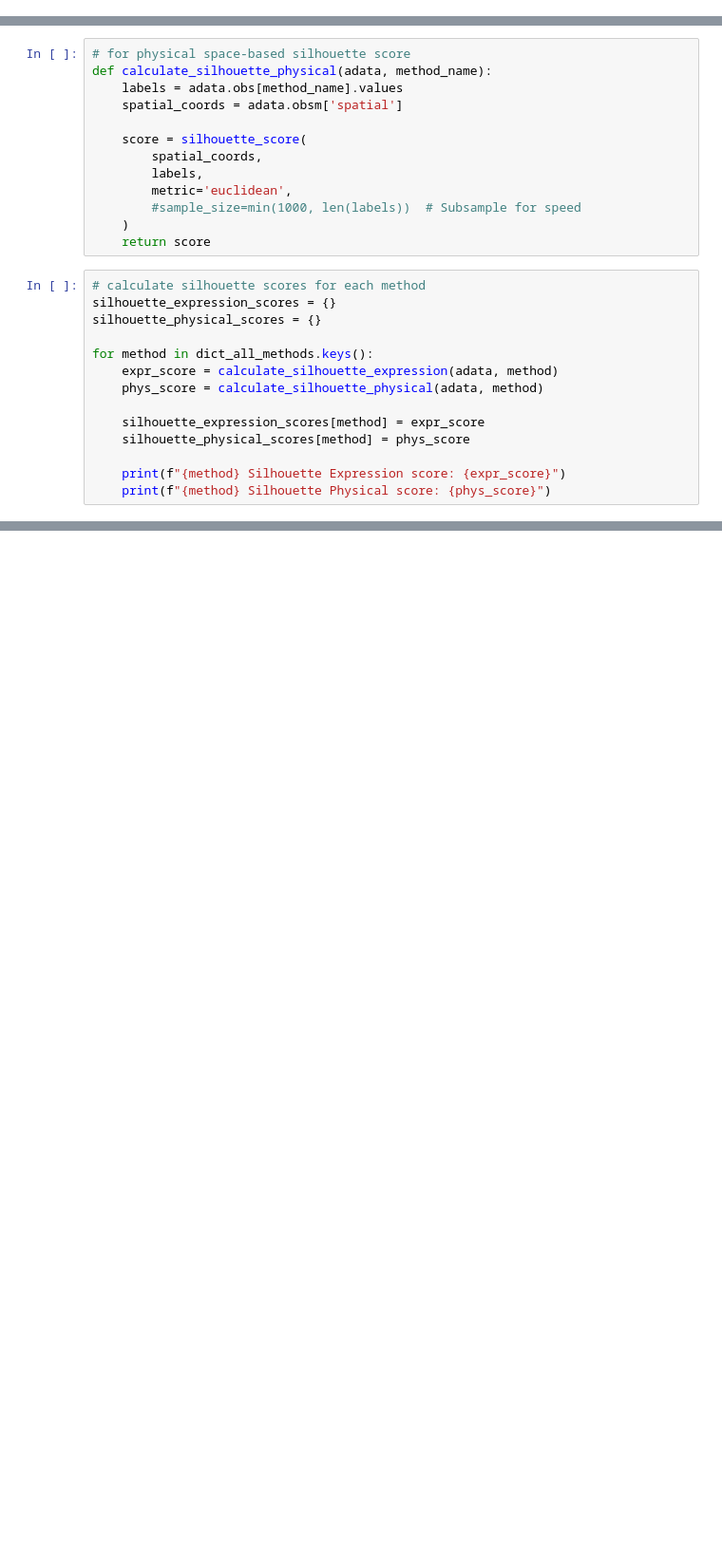
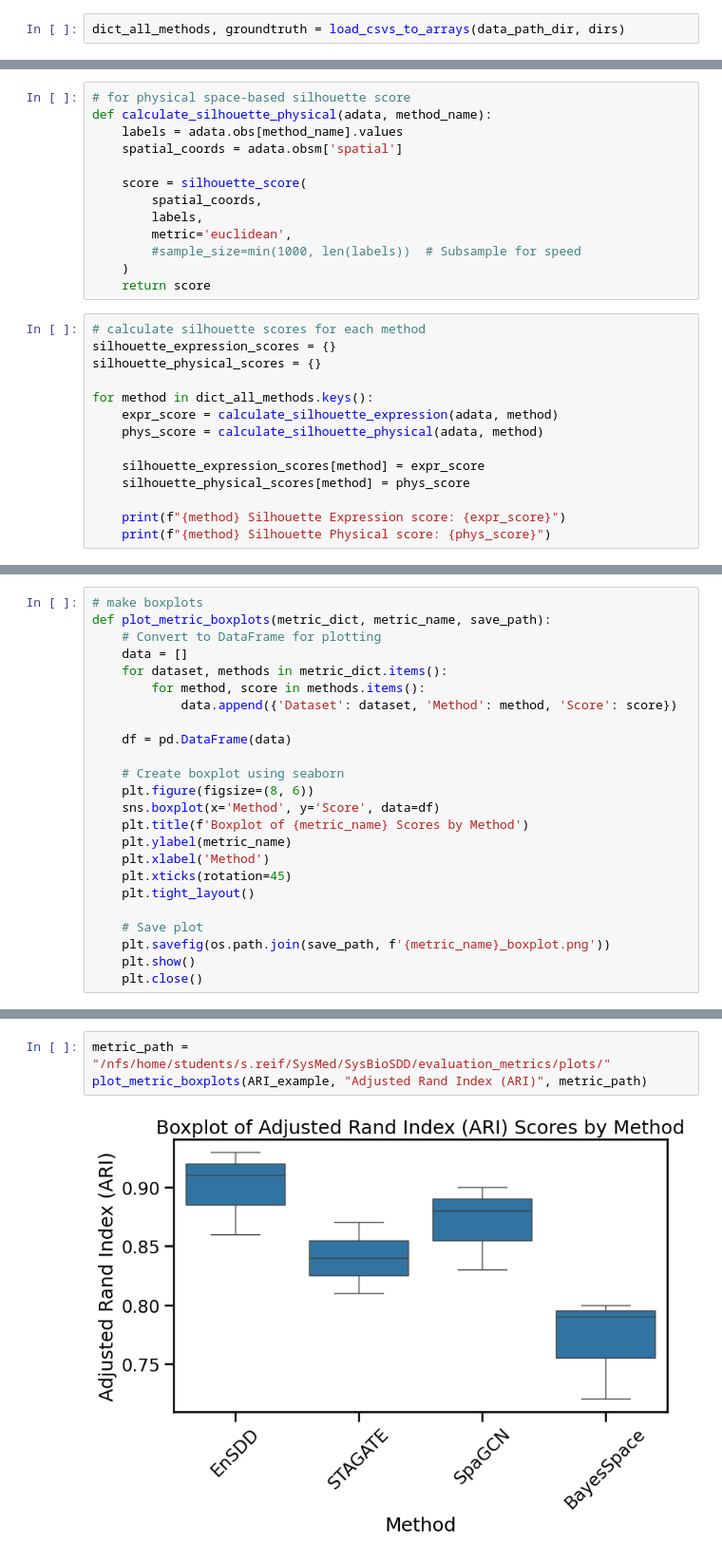
Before and after one commit to Elizabeth-Flx/sdd, a Jupyter notebook: evaluation_metrics/tryout_metrics.ipynb, the cells around one changed output, grey strips where cells are left out. Shown at 95% size. Cells and saved outputs as stored; diff of their text form; blank space fills up the shorter version.

Commit message:
added example plots and ensdd setup

```diff
--- a/evaluation_metrics/tryout_metrics.ipynb
+++ b/evaluation_metrics/tryout_metrics.ipynb
@@ -44,6 +64,8 @@ Loaded graphst from graphst.csv
 Total arrays loaded: 3
 Arrays: ['ensemble', 'groundtruth', 'bayesspace', 'graphst']
 {'ensemble': array([1, 2, 1, 1, 1, 1, 2, 3, 3, 4, 4, 5, 5, 6, 6]), 'bayesspace': array([1, 2, 1, 1, 1, 1, 3, 4, 4, 4, 4, 5, 5, 5, 5]), 'graphst': array([1, 2, 1, 2, 2, 2, 2, 3, 4, 4, 4, 5, 5, 5, 6])}
+# %%
+dict_all_methods, groundtruth = load_csvs_to_arrays(data_path_dir, dirs)
 # %% [markdown]
 # General Visualizations: UMAP and sankey plots
 # %%
@@ -452,0 +531,24 @@ for method in dict_all_methods.keys():
+# %%
+# make boxplots
+def plot_metric_boxplots(metric_dict, metric_name, save_path):
+    # Convert to DataFrame for plotting
+    data = []
+    for dataset, methods in metric_dict.items():
+        for method, score in methods.items():
+            data.append({'Dataset': dataset, 'Method': method, 'Score': score})
+
+    df = pd.DataFrame(data)
+
+    # Create boxplot using seaborn
+    plt.figure(figsize=(8, 6))
+    sns.boxplot(x='Method', y='Score', data=df)
+    plt.title(f'Boxplot of {metric_name} Scores by Method')
+    plt.ylabel(metric_name)
+    plt.xlabel('Method')
+    plt.xticks(rotation=45)
+    plt.tight_layout()
+
+    # Save plot
+    plt.savefig(os.path.join(save_path, f'{metric_name}_boxplot.png'))
+    plt.show()
+    plt.close()
@@ -452,0 +580,5 @@ for method in dict_all_methods.keys():
+# %%
+metric_path = "/nfs/home/students/s.reif/SysMed/SysBioSDD/evaluation_metrics/plots/"
+plot_metric_boxplots(ARI_example, "Adjusted Rand Index (ARI)", metric_path)
+# %% [output]
+[figure, added]
```
Also changed, not shown: parts of 20 cells of this notebook, 17 other files.
